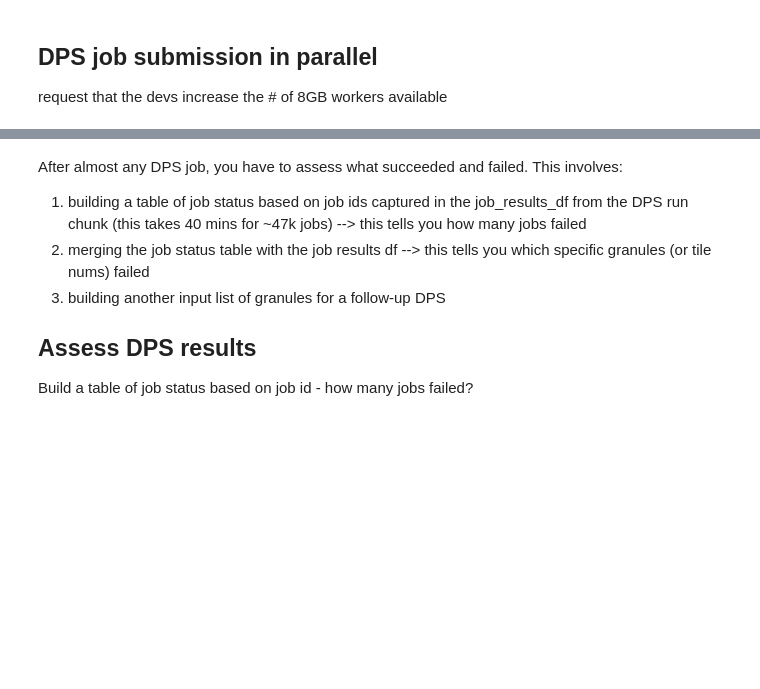
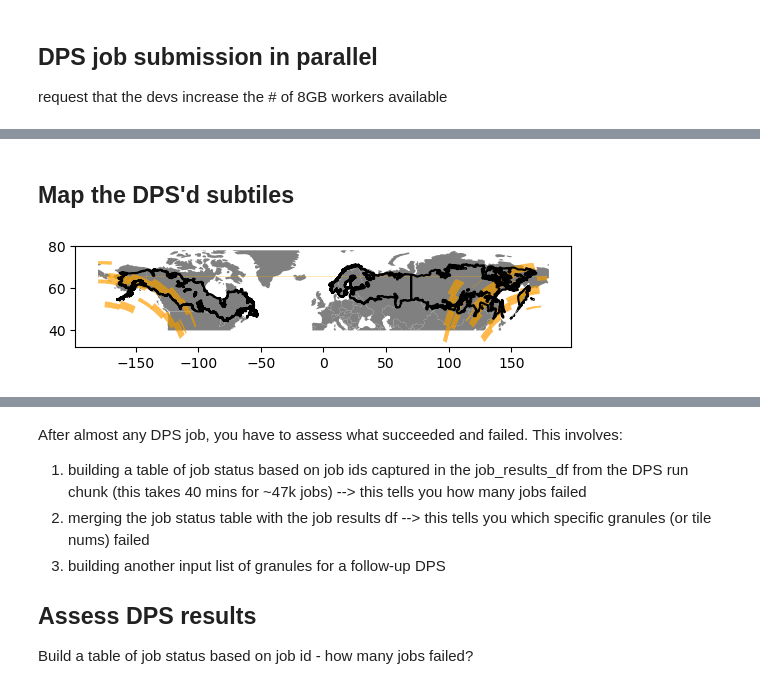
Before and after one commit to lauraduncanson/icesat2_boreal, a Jupyter notebook: notebooks/3.Gridded_product_development/DPS_gee_export.ipynb, the cells around one changed output, grey strips where cells are left out. Cells and saved outputs as stored; diff of their text form; code cells hidden in the pictures; blank space fills up the shorter version.

```diff
--- a/notebooks/3.Gridded_product_development/DPS_gee_export.ipynb
+++ b/notebooks/3.Gridded_product_development/DPS_gee_export.ipynb
@@ -414,0 +446,7 @@ submit_results_df.info()
+# %% [markdown]
+## Map the DPS'd subtiles
+# %%
+json_fn = 's3://maap-ops-workspace/shared/montesano/DPS_tile_lists/SAR/EXPORT_GEE_v2/SAR_S1_2018/S1_tindex_master.json'
+ExtractUtils.show_tiles_map(ExtractUtils.make_gdf_from_json(json_fn) )
+# %% [output]
+[figure, added]
```
Also changed, not shown: parts of 46 cells of this notebook, 2 other files.
